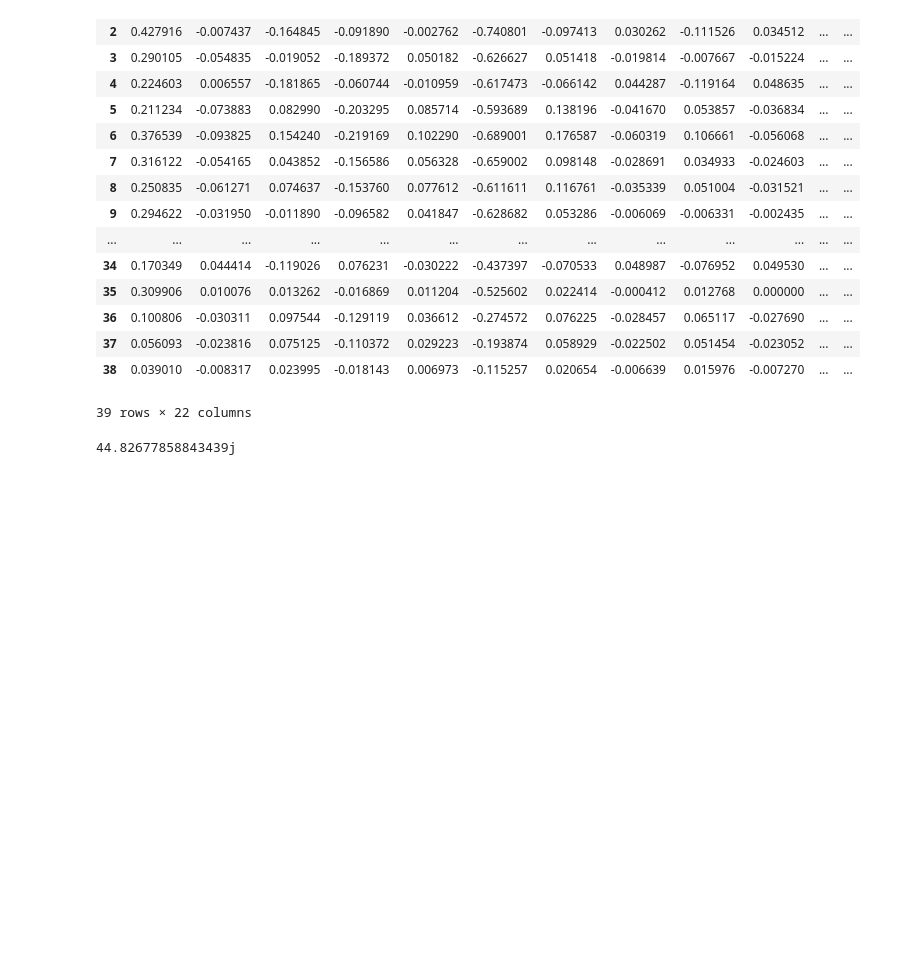
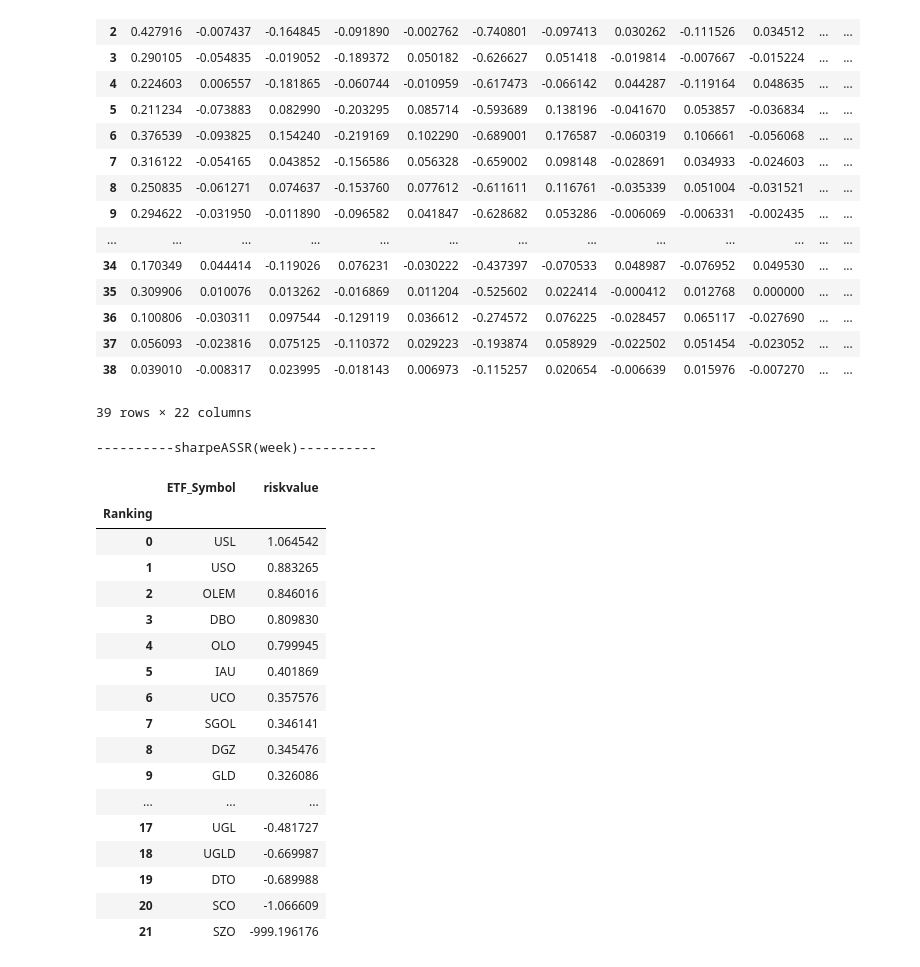
Before and after one commit to syuan0624/FinTech, a Jupyter notebook: HW4/ETF_riskiness.ipynb, the cells around one changed output. Drawn from its saved outputs; the diff is of its cells as text; code cells hidden in the pictures; blank space fills up the shorter version.

```diff
--- a/HW4/ETF_riskiness.ipynb
+++ b/HW4/ETF_riskiness.ipynb
@@ -193,7 +206,3 @@ def sharpeASKSR(R, rf):
-# %%
-sharpeASKSR(data,0)
-# %% [output]
-44.82677858843439j
 # %%
 def OmegaSharpeRatio(R, L):
     L=L/100
@@ -238 +253,25 @@ def risk_sort(listR,dataR):
     return df
+# %%
+print('----------sharpeASSR(week)----------')
+riskwk_ASSR=risk_sort(ETFLISTwk,ra_wk,1)
+riskwk_ASSR
+# %% [output]
+----------sharpeASSR(week)----------
+|  | ETF_Symbol | riskvalue |
+| Ranking |  |  |
+| 0 | USL | 1.064542 |
+| 1 | USO | 0.883265 |
+| 2 | OLEM | 0.846016 |
+| 3 | DBO | 0.809830 |
+| 4 | OLO | 0.799945 |
+| 5 | IAU | 0.401869 |
+| 6 | UCO | 0.357576 |
+| 7 | SGOL | 0.346141 |
+| 8 | DGZ | 0.345476 |
+| 9 | GLD | 0.326086 |
+| ... | ... | ... |
+| 17 | UGL | -0.481727 |
+| 18 | UGLD | -0.669987 |
+| 19 | DTO | -0.689988 |
+| 20 | SCO | -1.066609 |
+| 21 | SZO | -999.196176 |
```
Also changed, not shown: parts of 8 cells of this notebook.
